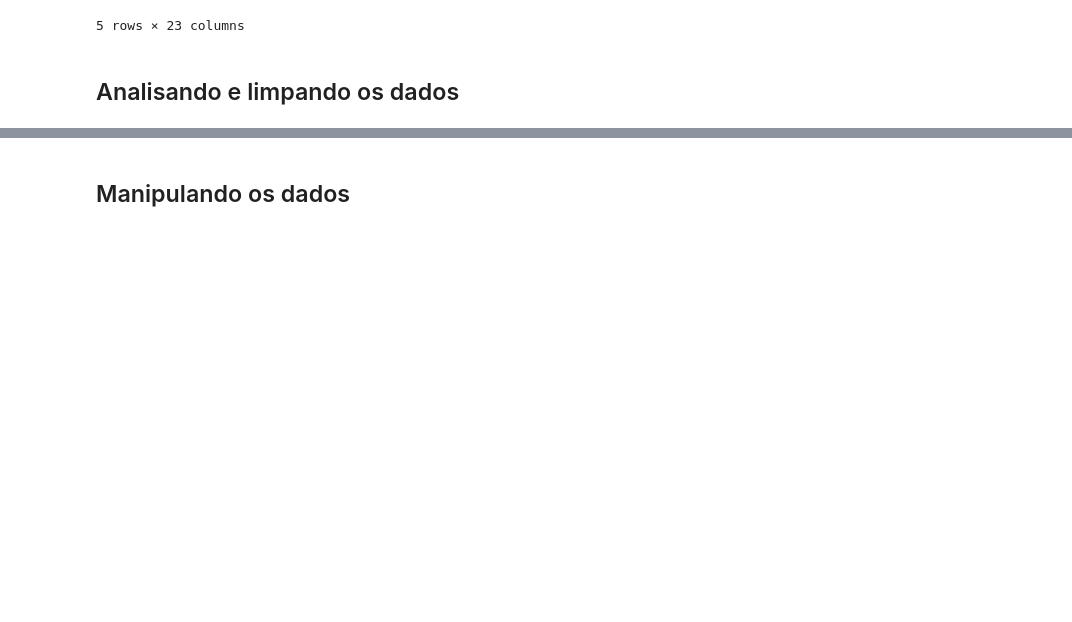
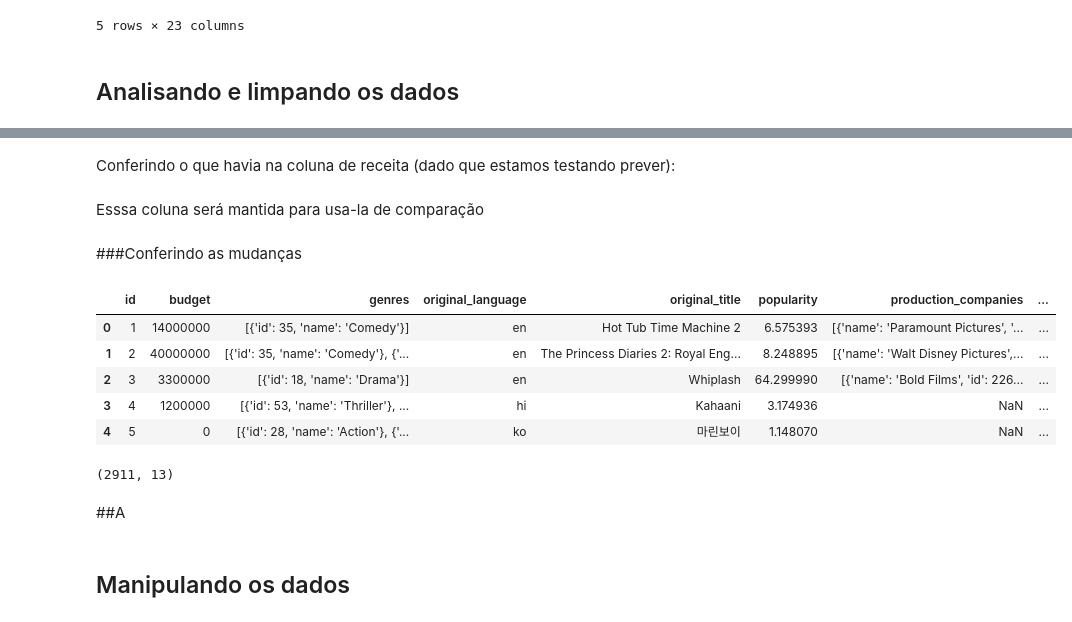
Before and after one commit to GsCatalani/trabalho2Lp, a Jupyter notebook: Trabalho2.ipynb, the cells around one changed output, grey strips where cells are left out. Drawn from its saved outputs; the diff is of its cells as text; code cells hidden in the pictures; blank space fills up the shorter version.

```diff
--- a/Trabalho2.ipynb
+++ b/Trabalho2.ipynb
@@ -399,0 +329,2 @@ Name: genres, Length: 859, dtype: int64
+# %%
+treino.drop('overview', axis=1, inplace=True)
@@ -399,0 +517,2 @@ Name: genres, Length: 859, dtype: int64
+# %%
+treino.drop('tagline', axis=1, inplace=True)
@@ -399,0 +557,2 @@ Name: genres, Length: 859, dtype: int64
+# %%
+treino.drop('Keywords', axis=1, inplace=True)
@@ -399,0 +597,4 @@ Name: genres, Length: 859, dtype: int64
+# %%
+treino.drop('crew', axis=1, inplace=True)
+# %% [markdown]
+Conferindo o que havia na coluna de receita (dado que estamos testando prever):
@@ -399,0 +603,19 @@ Name: genres, Length: 859, dtype: int64
+# %% [markdown]
+Esssa coluna será mantida para usa-la de comparação
+# %% [markdown]
+###Conferindo as mudanças
+# %%
+treino.head()
+# %% [output]
+|  | id | budget | genres | original_language | original_title | popularity | production_companies | ... |
+| 0 | 1 | 14000000 | [{'id': 35, 'name': 'Comedy'}] | en | Hot Tub Time Machine 2 | 6.575393 | [{'name': 'Paramount Pictures', '... | ... |
+| 1 | 2 | 40000000 | [{'id': 35, 'name': 'Comedy'}, {'... | en | The Princess Diaries 2: Royal Eng... | 8.248895 | [{'name': 'Walt Disney Pictures',... | ... |
+| 2 | 3 | 3300000 | [{'id': 18, 'name': 'Drama'}] | en | Whiplash | 64.299990 | [{'name': 'Bold Films', 'id': 226... | ... |
+| 3 | 4 | 1200000 | [{'id': 53, 'name': 'Thriller'}, ... | hi | Kahaani | 3.174936 | NaN | ... |
+| 4 | 5 | 0 | [{'id': 28, 'name': 'Action'}, {'... | ko | 마린보이 | 1.148070 | NaN | ... |
+# %%
+treino.shape
+# %% [output]
+(2911, 13)
+# %% [markdown]
+##A
```
Also changed, not shown: parts of 127 cells of this notebook.
